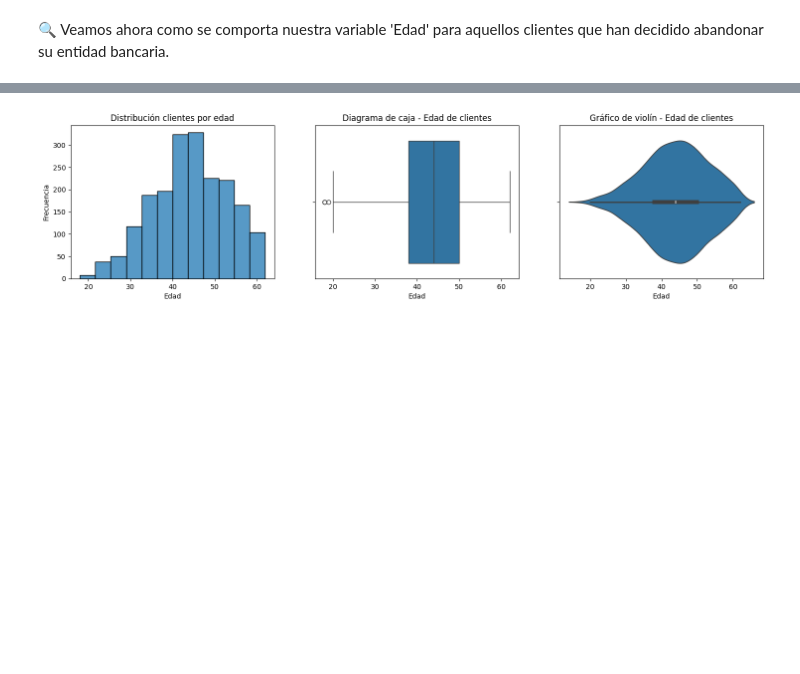
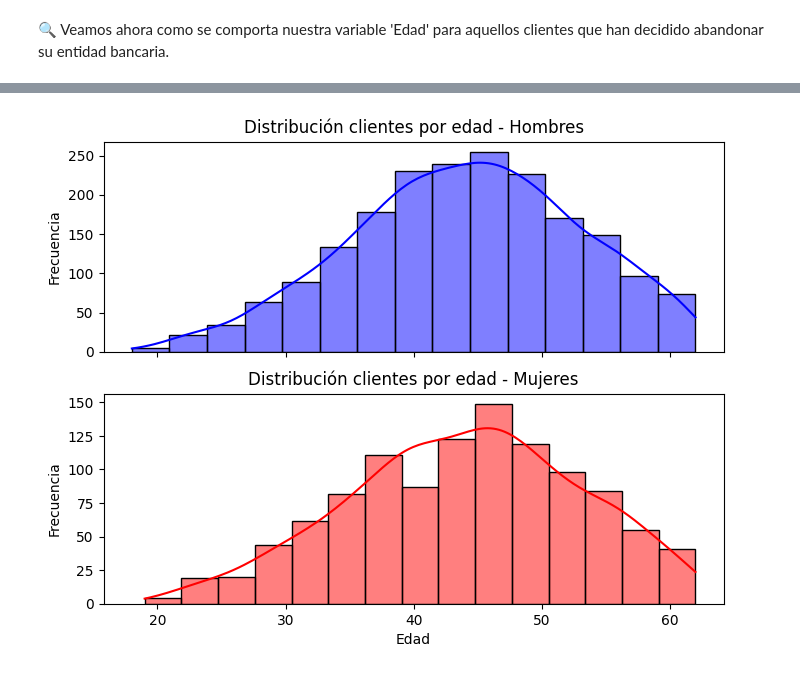
Before and after one commit to julianfvazquez/CH-DS-I, a Jupyter notebook: ProyectoDS_ParteI_Vazquez.ipynb, the cells around one changed output, grey strips where cells are left out. Saved outputs shown, nothing was run; the diff lists cells and outputs as text; code cells hidden in the pictures; blank space fills up the shorter version.

```diff
--- a/ProyectoDS_ParteI_Vazquez.ipynb
+++ b/ProyectoDS_ParteI_Vazquez.ipynb
@@ -283,21 +300,17 @@ La edad que más se repite es de: 46 años
 # %%
-fig, ax = plt.subplots(1,3, figsize=(18,4))
+fig, ax = plt.subplots(2,1, figsize=(8,6), sharex=True)
 
-ax01 = sns.histplot(dataset_churn.Age, bins=12, ax=ax[0])
-ax02 = sns.boxplot(dataset_churn, x='Age', ax=ax[1])
-ax03 = sns.violinplot(dataset_churn, x='Age', ax=ax[2])
+ax01 = sns.histplot(dataset_churn.Age, bins=15, color='Blue', kde=True, ax=ax[0])
+ax02 = sns.histplot(dataset_churn.Age[dataset_churn.Gender == 'Female'], bins=15, color='Red', kde=True, ax=ax[1])
+
+ax01.set_title('Distribución clientes por edad - Hombres')
+ax01.set_ylabel('Frecuencia')
+
+ax02.set_title('Distribución clientes por edad - Mujeres')
+ax02.set_xlabel('Edad')
+ax02.set_ylabel('Frecuencia')
 
 
-ax01.set_title('Distribución clientes por edad')
-ax01.set_xlabel('Edad')
-ax01.set_ylabel('Frecuencia')
-
-ax02.set_title('Diagrama de caja - Edad de clientes')
-ax02.set_xlabel('Edad')
-
-ax03.set_title('Gráfico de violín - Edad de clientes')
-ax03.set_xlabel('Edad')
-
 plt.show()
 # %% [output]
-[figure, old version]
+[figure, new version]
```
Also changed, not shown: parts of 10 cells of this notebook.
